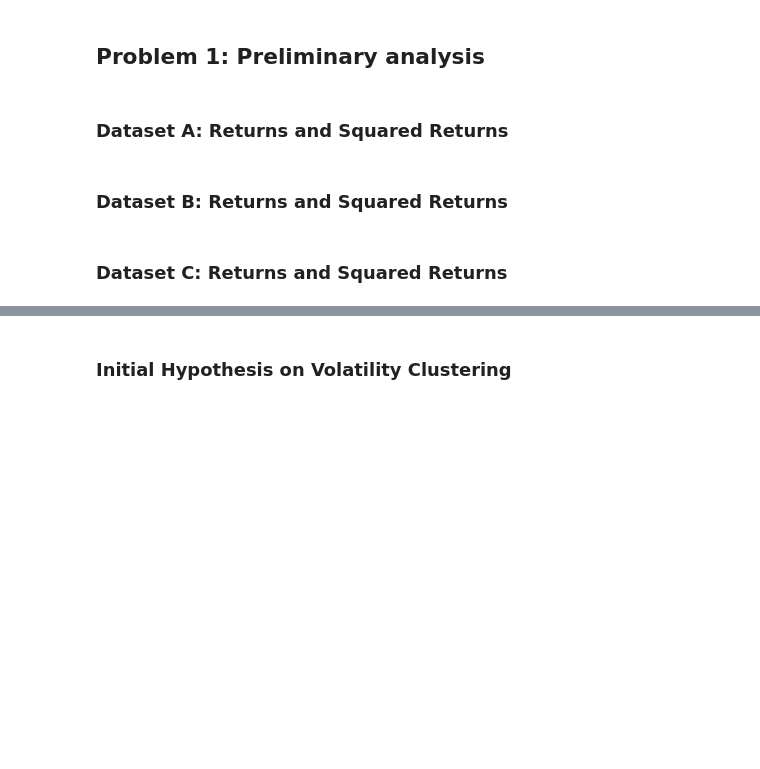
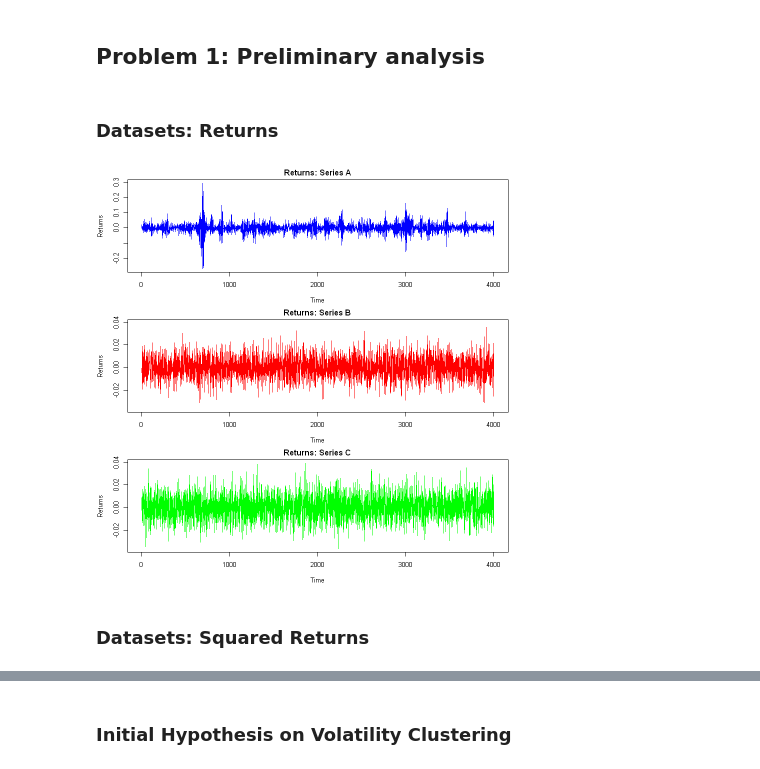
Before and after one commit to Stepan213/FinEcox, a Jupyter notebook: master.ipynb, the cells around one changed output, grey strips where cells are left out. Saved outputs shown, nothing was run; the diff lists cells and outputs as text; code cells hidden in the pictures; blank space fills up the shorter version.

```diff
--- a/master.ipynb
+++ b/master.ipynb
@@ -5,2 +15,11 @@
 # %% [markdown]
 ## Data Loading
+# %%
+#load the data
+data_path <- "data/32990491/"
+
+series_a <- read.csv(paste0(data_path, "series_A.csv"))
+series_b <- read.csv(paste0(data_path, "series_B.csv"))
+series_c <- read.csv(paste0(data_path, "series_C.csv"))
+head(series_a)
+colnames(series_a)
@@ -7,8 +37,26 @@
 # %% [markdown]
 ## Problem 1: Preliminary analysis
 # %% [markdown]
-### Dataset A: Returns and Squared Returns
+### Datasets: Returns
+# %%
+y_limits <- range(c(series_b$ret, series_c$ret), na.rm = TRUE)
+par(mfrow=c(3,1), mar=c(4,4,2,1))
+
+#Plot the returns using the shared y_limits
+plot(series_a$ret, type = "l", col = "blue",
+     main = "Returns: Series A",
+     xlab = "Time", ylab = "Returns")
+
+plot(series_b$ret, type = "l", col = "red",
+     main = "Returns: Series B",
+     xlab = "Time", ylab = "Returns",
+     ylim = y_limits)
+
+plot(series_c$ret, type = "l", col = "green",
+     main = "Returns: Series C",
+     xlab = "Time", ylab = "Returns",
+     ylim = y_limits)
+# %% [output]
+[figure, added]
 # %% [markdown]
-### Dataset B: Returns and Squared Returns
+### Datasets: Squared Returns
-# %% [markdown]
-### Dataset C: Returns and Squared Returns
```
Also changed, not shown: parts of 20 cells of this notebook.
